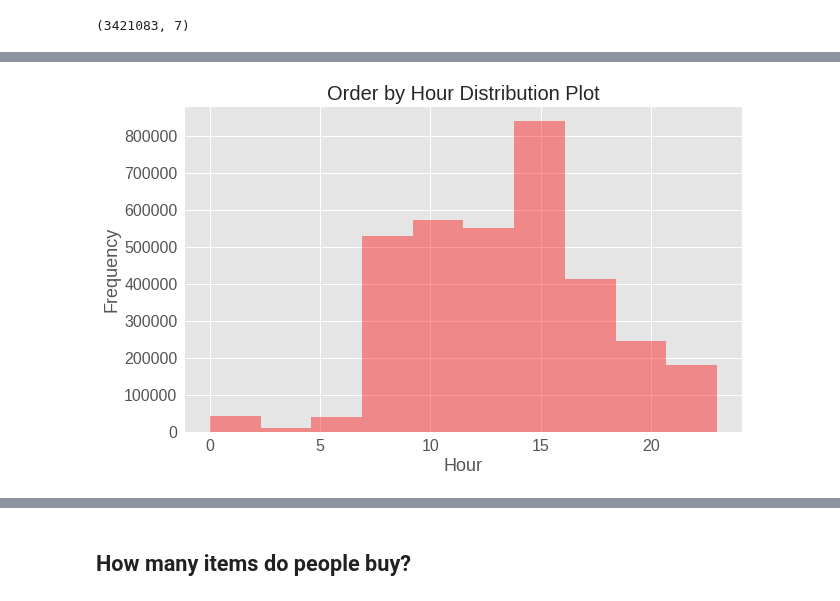
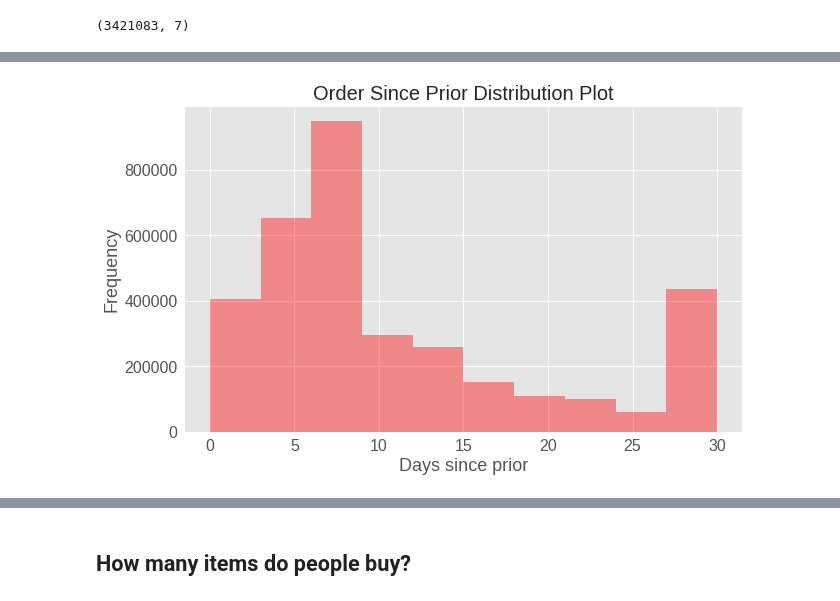
Before and after one commit to alekseisolovev/kaggle, a Jupyter notebook: instacart-market/instacart_market_basket_analysis_eda.ipynb, the cells around one changed output, grey strips where cells are left out. Saved outputs shown, nothing was run; the diff lists cells and outputs as text; code cells hidden in the pictures.

```diff
--- a/instacart-market/instacart_market_basket_analysis_eda.ipynb
+++ b/instacart-market/instacart_market_basket_analysis_eda.ipynb
@@ -18,6 +18,7 @@ orders.shape
 (3421083, 7)
 # %%
 orders.days_since_prior_order.fillna(orders.days_since_prior_order.median(), inplace=True)
+orders.days_since_prior_order = orders.days_since_prior_order.apply(int)
 orders.head()
 # %% [output]
 |  | order_id | user_id | eval_set | order_number | order_dow | order_hour_of_day | days_since_prior_order |
@@ -29,12 +45,12 @@ orders.head()
 # %%
 fig = plt.figure(figsize=(10,6))
 plt.tick_params(labelsize=16)
 
-sns.distplot(orders.order_hour_of_day, bins=10, kde=False, color='red')
+sns.distplot(orders.days_since_prior_order, bins=10, kde=False, color='red')
 
-plt.xlabel('Hour', fontsize=18)
+plt.xlabel('Days since prior', fontsize=18)
 plt.ylabel('Frequency', fontsize=18)
-plt.title('Order by Hour Distribution Plot', fontsize=20)
+plt.title('Order Since Prior Distribution Plot', fontsize=20)
 plt.show()
 # %% [output]
-[figure, old version]
+[figure, new version]
```
Also changed, not shown: parts of 8 cells of this notebook.
